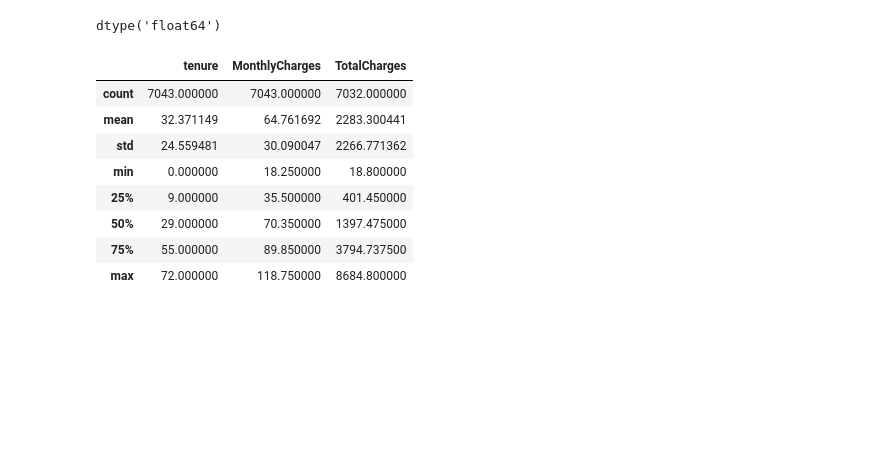
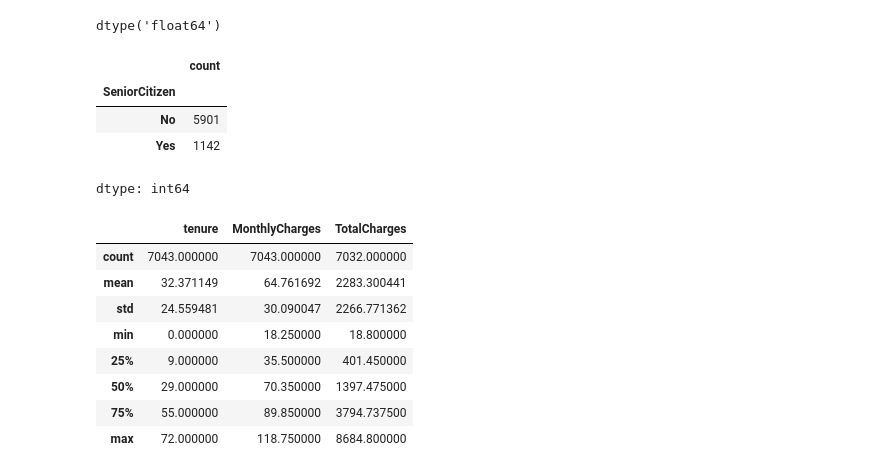
Before and after one commit to RetroAce0-0/Lam8da_2025, a Jupyter notebook: Lambda_Churn.ipynb, the cells around one changed output. Drawn from its saved outputs; the diff is of its cells as text; code cells hidden in the pictures; blank space fills up the shorter version.

```diff
--- a/Lambda_Churn.ipynb
+++ b/Lambda_Churn.ipynb
@@ -427,6 +151,15 @@ df["TotalCharges"] = pd.to_numeric(df['TotalCharges'], errors='coerce')
 df["TotalCharges"].dtype
 # %% [output]
 dtype('float64')
+# %%
+df["SeniorCitizen"]= df["SeniorCitizen"].map({0: "No", 1: "Yes"})
+df['SeniorCitizen'].value_counts()
+# %% [output]
+|  | count |
+| SeniorCitizen |  |
+| No | 5901 |
+| Yes | 1142 |
+dtype: int64
 # %%
 # summary of the numerical variables
 df.describe()
```
Also changed, not shown: parts of 88 cells of this notebook.
